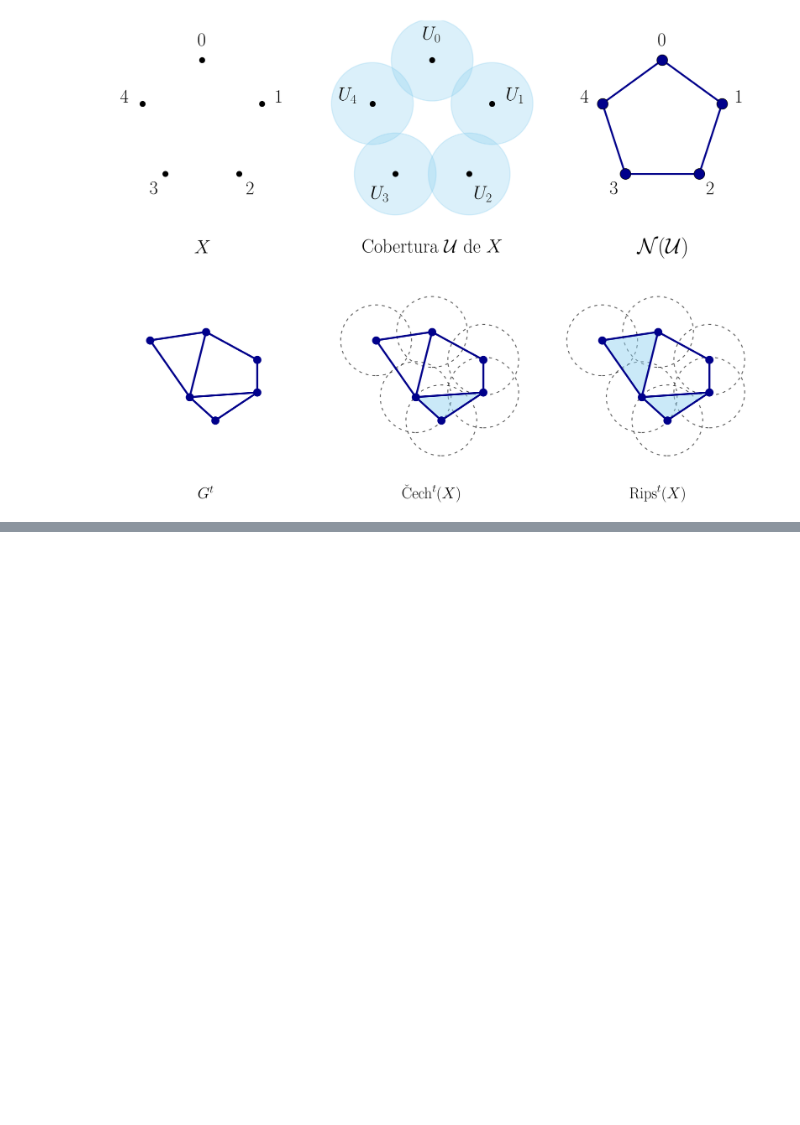
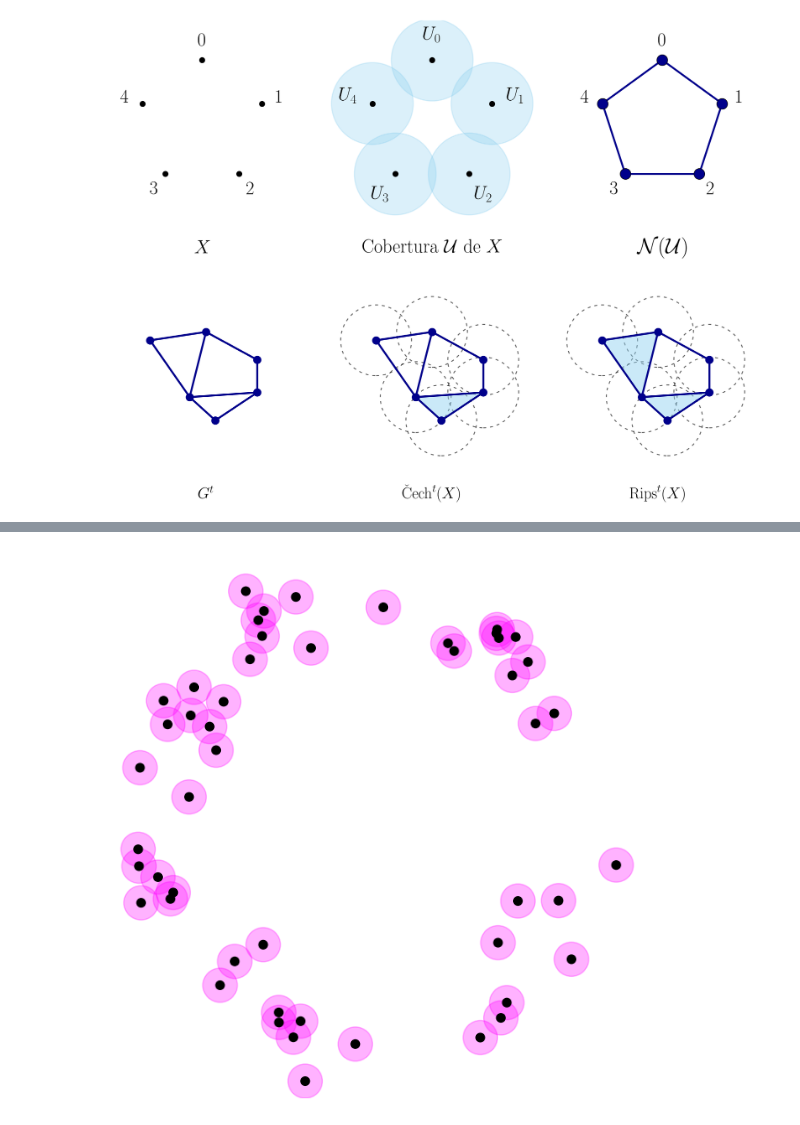
Before and after one commit to AnthonyMrqs/Analise-Topologica-de-Dados, a Jupyter notebook: criacao_imagens.ipynb, the cells around one changed output, grey strips where cells are left out. Drawn from its saved outputs; the diff is of its cells as text; code cells hidden in the pictures; blank space fills up the shorter version.

```diff
--- a/criacao_imagens.ipynb
+++ b/criacao_imagens.ipynb
@@ -1311,0 +1519,6 @@ interactive(children=(FloatSlider(value=0.0, description='Distância d:', max=6.
+# %%
+t_noise = I[np.where(Betti_curves[1]>0)][0]
+# first appartition of topological noise
+PlotThickening(X,t=t_noise)
+# %% [output]
+[figure, added]
```
Also changed, not shown: parts of 9 cells of this notebook, 7 other files.
